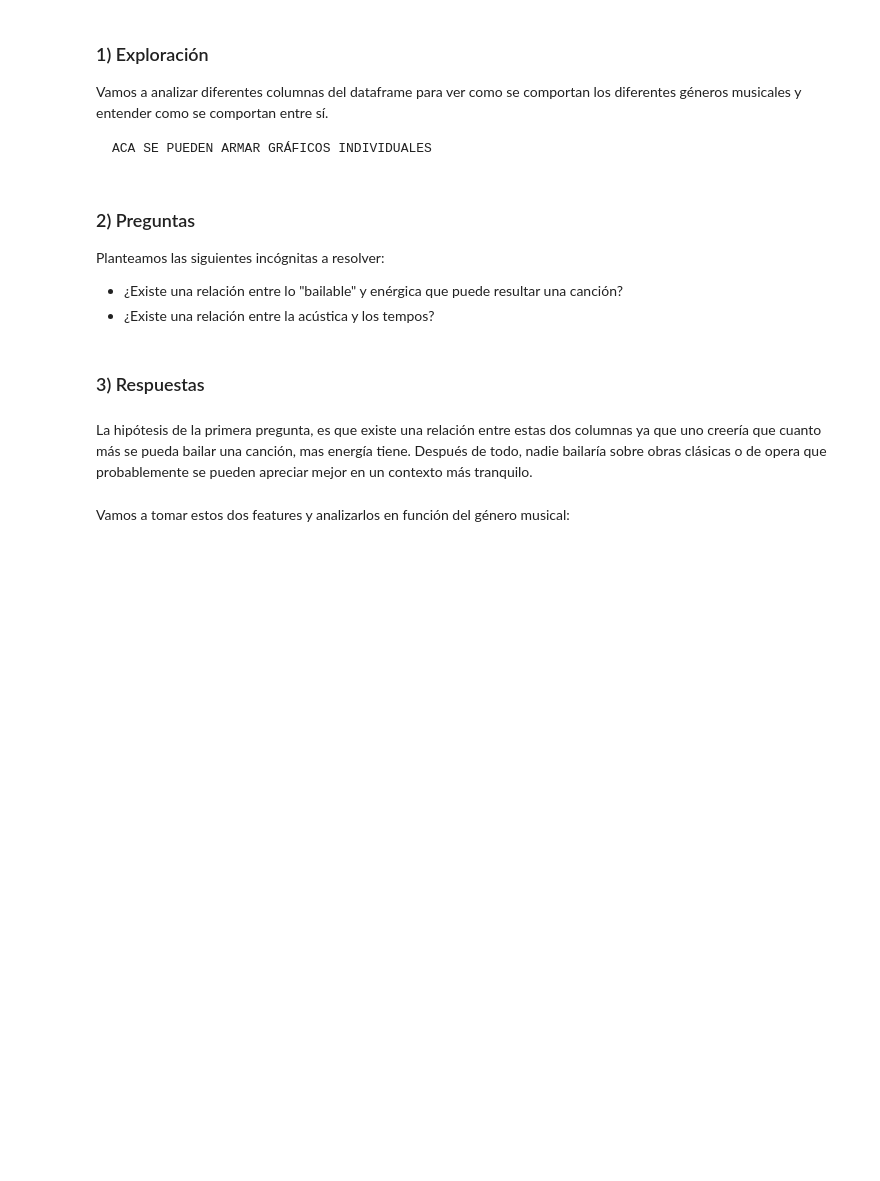
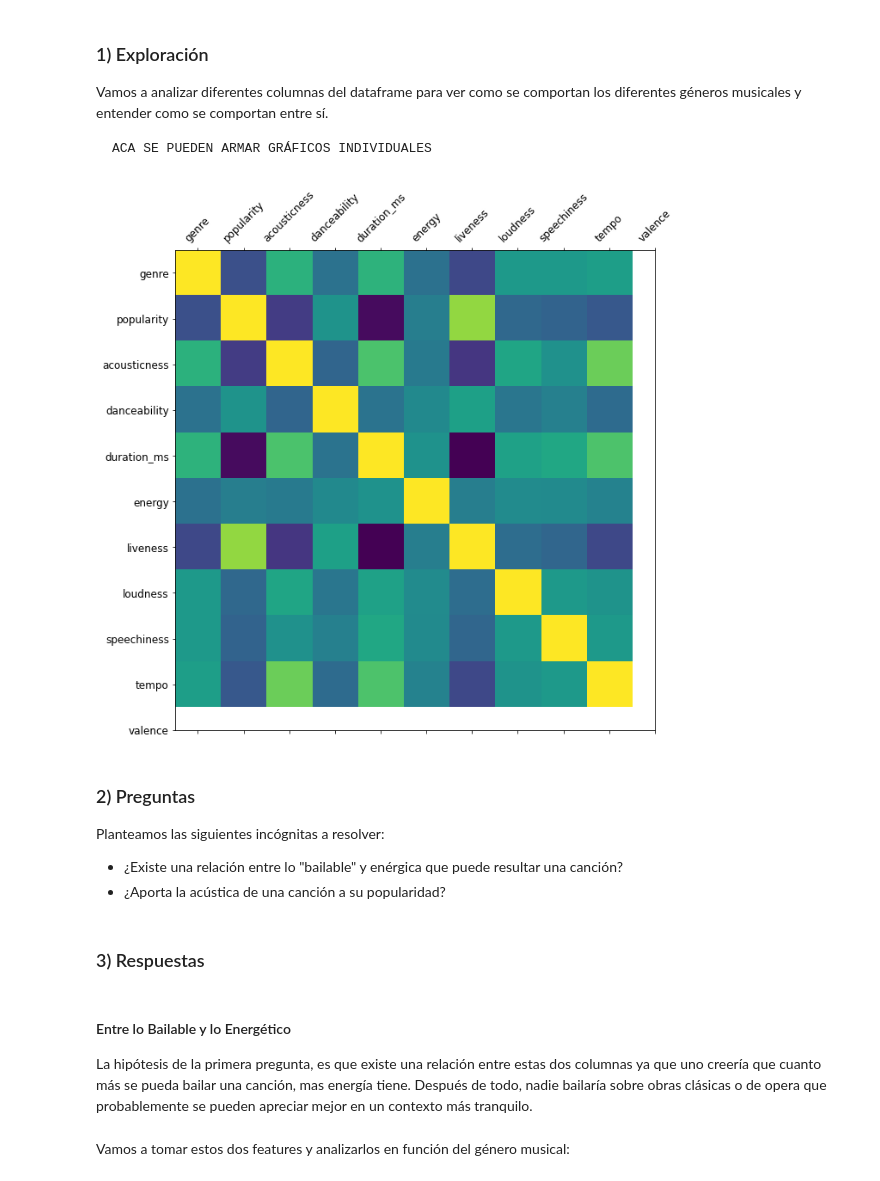
Before and after one commit to Jonathan-R0/TP1-OrganizacionDeDatos, a Jupyter notebook: src/Parte2Jonathan.ipynb, the cells around one changed output. Saved outputs shown, nothing was run; the diff lists cells and outputs as text; code cells hidden in the pictures; blank space fills up the shorter version.

````diff
--- a/src/Parte2Jonathan.ipynb
+++ b/src/Parte2Jonathan.ipynb
@@ -318,16 +320,26 @@ Vamos a analizar diferentes columnas del dataframe para ver como se comportan lo
 ```markdown
 ACA SE PUEDEN ARMAR GRÁFICOS INDIVIDUALES
 ```
+# %%
+f = plt.figure(figsize=(30, 10))
+plt.matshow(df.set_index(['genre']).corr(), fignum=f.number)
+plt.xticks(list(range(len(df.columns))), df.columns, fontsize=12, rotation=45)
+plt.yticks(list(range(len(df.columns))), df.columns, fontsize=12)
+plt.show()
+# %% [output]
+[figure, added]
 # %% [markdown]
 ### 2) Preguntas
 
 Planteamos las siguientes incógnitas a resolver:
 
 - ¿Existe una relación entre lo "bailable" y enérgica que puede resultar una canción?
-- ¿Existe una relación entre la acústica y los tempos?
+- ¿Aporta la acústica de una canción a su popularidad?
 # %% [markdown]
 ### 3) Respuestas
 # %% [markdown]
+#### Entre lo Bailable y lo Energético
+
 La hipótesis de la primera pregunta, es que existe una relación entre estas dos columnas ya que uno creería que cuanto más se pueda bailar una canción, mas energía tiene. Después de todo, nadie bailaría sobre obras clásicas o de opera que probablemente se pueden apreciar mejor en un contexto más tranquilo.
 # %% [markdown]
 Vamos a tomar estos dos features y analizarlos en función del género musical:
````
Also changed, not shown: parts of 8 cells of this notebook.
